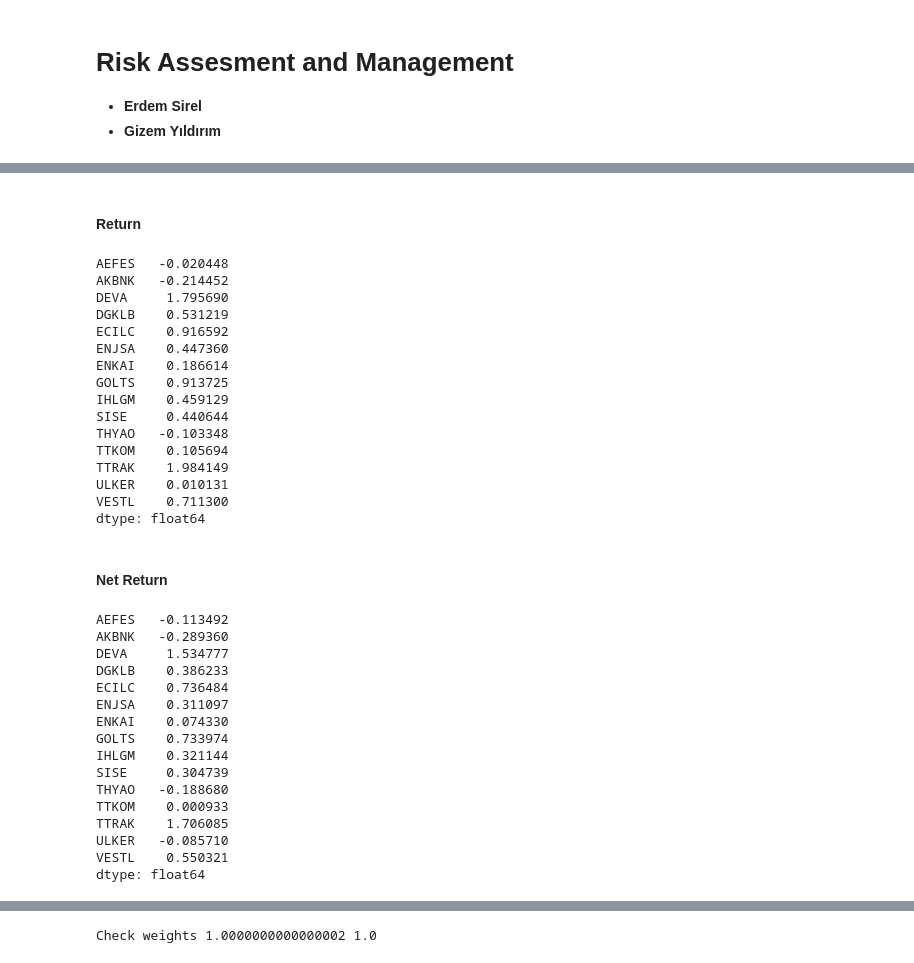
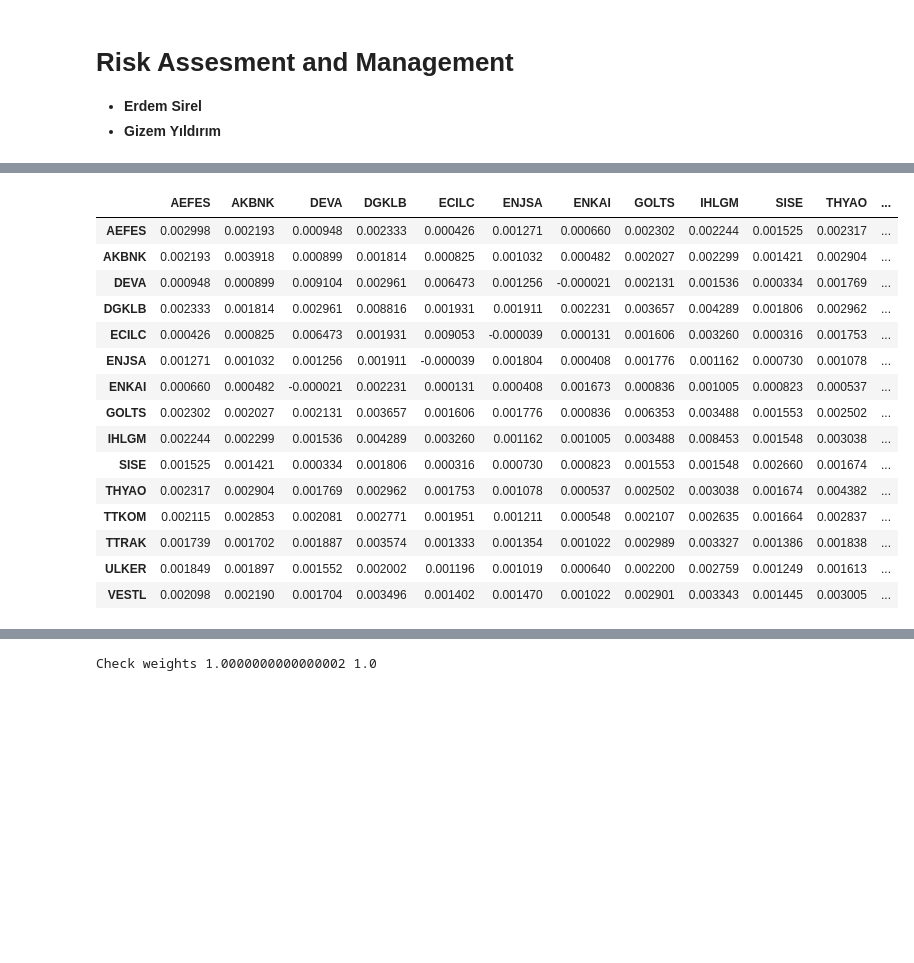
Before and after one commit to ahmetsirel/ETM959_Risk_Project, a Jupyter notebook: project.ipynb, the cells around one changed output, grey strips where cells are left out. Saved outputs shown, nothing was run; the diff lists cells and outputs as text; code cells hidden in the pictures; blank space fills up the shorter version.

```diff
--- a/project.ipynb
+++ b/project.ipynb
@@ -127,52 +144,19 @@ $$r_{52w}=(\prod_{week=1}^{52} (r_{week} + 1)) -1 $$
-# %% [markdown]
-#### Return
-# %%
-def calculate_return(column):
-    return np.prod(column.apply(lambda x: x + 1)) - 1
-
-weekly_returns = cov_data.reset_index(drop=True)
-rate_of_total_returns = weekly_returns.apply(calculate_return)
-rate_of_total_returns
-# %% [output]
-AEFES   -0.020448
-AKBNK   -0.214452
-DEVA     1.795690
-DGKLB    0.531219
-ECILC    0.916592
-ENJSA    0.447360
-ENKAI    0.186614
-GOLTS    0.913725
-IHLGM    0.459129
-SISE     0.440644
-THYAO   -0.103348
-TTKOM    0.105694
-TTRAK    1.984149
-ULKER    0.010131
-VESTL    0.711300
-dtype: float64
-# %% [markdown]
-#### Net Return
-# %%
-def calculate_return(column):
-    return np.prod(column.apply(lambda x: x + 1)) - 1
-
-weekly_returns_net = cov_data_net.reset_index(drop=True)
-rate_of_total_returns_net = weekly_returns_net.apply(calculate_return)
-rate_of_total_returns_net
-# %% [output]
-AEFES   -0.113492
-AKBNK   -0.289360
-DEVA     1.534777
-DGKLB    0.386233
-ECILC    0.736484
-ENJSA    0.311097
-ENKAI    0.074330
-GOLTS    0.733974
-IHLGM    0.321144
-SISE     0.304739
-THYAO   -0.188680
-TTKOM    0.000933
-TTRAK    1.706085
-ULKER   -0.085710
-VESTL    0.550321
-dtype: float64
+# %%
+cov
+# %% [output]
+|  | AEFES | AKBNK | DEVA | DGKLB | ECILC | ENJSA | ENKAI | GOLTS | IHLGM | SISE | THYAO | ... |
+| AEFES | 0.002998 | 0.002193 | 0.000948 | 0.002333 | 0.000426 | 0.001271 | 0.000660 | 0.002302 | 0.002244 | 0.001525 | 0.002317 | ... |
+| AKBNK | 0.002193 | 0.003918 | 0.000899 | 0.001814 | 0.000825 | 0.001032 | 0.000482 | 0.002027 | 0.002299 | 0.001421 | 0.002904 | ... |
+| DEVA | 0.000948 | 0.000899 | 0.009104 | 0.002961 | 0.006473 | 0.001256 | -0.000021 | 0.002131 | 0.001536 | 0.000334 | 0.001769 | ... |
+| DGKLB | 0.002333 | 0.001814 | 0.002961 | 0.008816 | 0.001931 | 0.001911 | 0.002231 | 0.003657 | 0.004289 | 0.001806 | 0.002962 | ... |
+| ECILC | 0.000426 | 0.000825 | 0.006473 | 0.001931 | 0.009053 | -0.000039 | 0.000131 | 0.001606 | 0.003260 | 0.000316 | 0.001753 | ... |
+| ENJSA | 0.001271 | 0.001032 | 0.001256 | 0.001911 | -0.000039 | 0.001804 | 0.000408 | 0.001776 | 0.001162 | 0.000730 | 0.001078 | ... |
+| ENKAI | 0.000660 | 0.000482 | -0.000021 | 0.002231 | 0.000131 | 0.000408 | 0.001673 | 0.000836 | 0.001005 | 0.000823 | 0.000537 | ... |
+| GOLTS | 0.002302 | 0.002027 | 0.002131 | 0.003657 | 0.001606 | 0.001776 | 0.000836 | 0.006353 | 0.003488 | 0.001553 | 0.002502 | ... |
+| IHLGM | 0.002244 | 0.002299 | 0.001536 | 0.004289 | 0.003260 | 0.001162 | 0.001005 | 0.003488 | 0.008453 | 0.001548 | 0.003038 | ... |
+| SISE | 0.001525 | 0.001421 | 0.000334 | 0.001806 | 0.000316 | 0.000730 | 0.000823 | 0.001553 | 0.001548 | 0.002660 | 0.001674 | ... |
+| THYAO | 0.002317 | 0.002904 | 0.001769 | 0.002962 | 0.001753 | 0.001078 | 0.000537 | 0.002502 | 0.003038 | 0.001674 | 0.004382 | ... |
+| TTKOM | 0.002115 | 0.002853 | 0.002081 | 0.002771 | 0.001951 | 0.001211 | 0.000548 | 0.002107 | 0.002635 | 0.001664 | 0.002837 | ... |
+| TTRAK | 0.001739 | 0.001702 | 0.001887 | 0.003574 | 0.001333 | 0.001354 | 0.001022 | 0.002989 | 0.003327 | 0.001386 | 0.001838 | ... |
+| ULKER | 0.001849 | 0.001897 | 0.001552 | 0.002002 | 0.001196 | 0.001019 | 0.000640 | 0.002200 | 0.002759 | 0.001249 | 0.001613 | ... |
+| VESTL | 0.002098 | 0.002190 | 0.001704 | 0.003496 | 0.001402 | 0.001470 | 0.001022 | 0.002901 | 0.003343 | 0.001445 | 0.003005 | ... |
```
Also changed, not shown: parts of 39 cells of this notebook, 1 other file.
